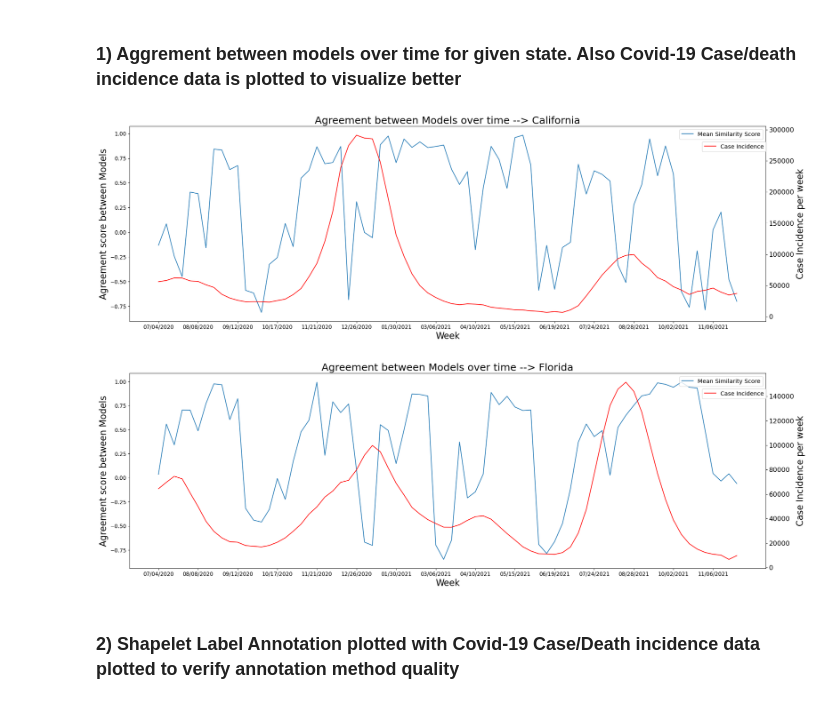
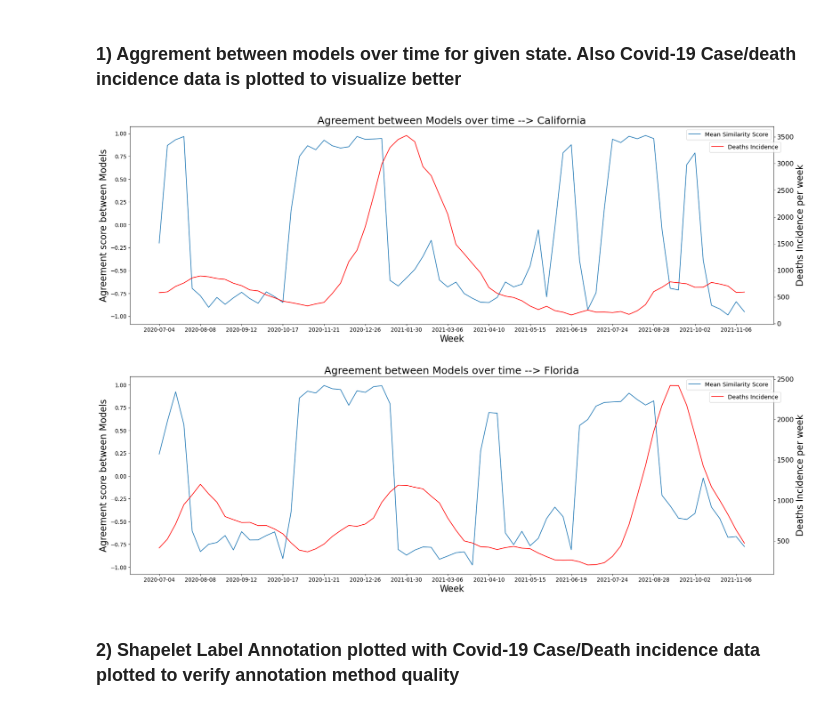
Before and after one commit to Satwant-Singh-ADS/Shapelet_Methods, a Jupyter notebook: Classification_task/Codes/Modularized/modular_main.ipynb, the cells around one changed output. Cells and saved outputs as stored; diff of their text form; code cells hidden in the pictures.

Commit message:
minor fixes in visualization code

```diff
--- a/Classification_task/Codes/Modularized/modular_main.ipynb
+++ b/Classification_task/Codes/Modularized/modular_main.ipynb
@@ -119,7 +117,7 @@ for state in state_lst:
 
     axs[0].plot(Week_nbr,Actual_Case_cnt)
     axs[0].set_xlabel('Week', fontsize = 20)
-    axs[0].set_ylabel('Case Incidence', fontsize = 20)
+    axs[0].set_ylabel(Runtype+' Incidence', fontsize = 20)
 
 
 
@@ -284,3 +291,18 @@ for state in state_lst:
+# %%
+########## remove this code as I am hard coding this for a presentation
+
+### Cases
+# model_list = {'California': ['FH_BPagano_RtDriven', 'FH_Karlen_pypm', 'USC_SI_kJalpha'],
+#  'Florida': ['FH_CU_nochange', 'FH_Karlen_pypm', 'USC_SI_kJalpha']}
+
+#### Deaths
+
+model_list = {'California': ['FH_CovidAnalytics_DELPHI',
+  'FH_RobertWalraven_ESG',
+  'USC_SI_kJalpha'],
+ 'Florida': ['FH_BPagano_RtDriven',
+  'FH_CovidAnalytics_DELPHI',
+  'USC_SI_kJalpha']}
 # %%
 state_lst = State_list_plotting[:]
 
@@ -310,7 +332,7 @@ for state in state_lst:
 
     axs[0].plot(Week_nbr,Actual_Case_cnt)
     axs[0].set_xlabel('Week', fontsize = 20)
-    axs[0].set_ylabel('Case Incidence', fontsize = 20)
+    axs[0].set_ylabel(Runtype+' Incidence', fontsize = 20)
 
 #     axs[0].set(xlabel="Week", ylabel="Covid Case Count")
 
@@ -459,9 +481,9 @@ for state in state_lst:
 
 #         print(len(Week_nbr))
     a2 = axs.twinx()
-    q = a2.plot(Week_nbr,Actual_Case_cnt,label="Case Incidence",color="red")
+    q = a2.plot(Week_nbr,Actual_Case_cnt,label=Runtype+" Incidence",color="red")
 #     a2.set_xlabel('Week', fontsize = 20)
-    a2.set_ylabel('Case Incidence per week', fontsize = 20)
+    a2.set_ylabel(Runtype+' Incidence per week', fontsize = 20)
 
 #     axs[0].set(xlabel="Week", ylabel="Covid Case Count")
 
@@ -474,35 +496,35 @@ for state in state_lst:
 #     axs[0].set_yticklabels(Actual_Case_cnt,fontsize=13)
 
 
     subset = MeanSimilarityModels[MeanSimilarityModels['State']==state]
 
     week_nbrs = list(subset['Week Number'].values)
 
     meanS_miliary = subset['Mean_Similarity'].values
 
     b = axs.plot(week_nbrs,meanS_miliary,label="Mean Similarity Score")
     axs.set_xlabel('Week', fontsize = 20)
     axs.set_ylabel('Agreement score between Models', fontsize = 20)
     axs.yaxis.set_tick_params(labelsize='large')
     axs.xaxis.set_tick_params(labelsize='large')
 #     axs.xtick.labelsize(20)
 #     axs.xaxis.set_size(20)
 #     axs.set_yticklabels(fontsize=13)
 
 #     axs[1].set(xlabel="Week Number", ylabel="Agreement score between Models")
 
     axs.set_title("Agreement between Models over time --> "+state,fontsize=23)
 
     leg1 = axs.legend(loc='upper right',prop={'size': 13})
     leg1 = a2.legend(loc=(0.90, 0.87),prop={'size': 13})
     if export_visualizations:
 
         plt.savefig(Visualization_path+"Agrrement_score_Paper_"+state+".png")
     else:
         plt.show()
 # %% [output]
-[figure, old version]
+[figure, new version]
-[figure, old version]
+[figure, new version]
 # %% [markdown]
 ### 2) Shapelet Label Annotation plotted with Covid-19 Case/Death incidence data plotted to verify annotation method quality
 # %%
```
Also changed, not shown: parts of 7 cells of this notebook, 17 other files.
